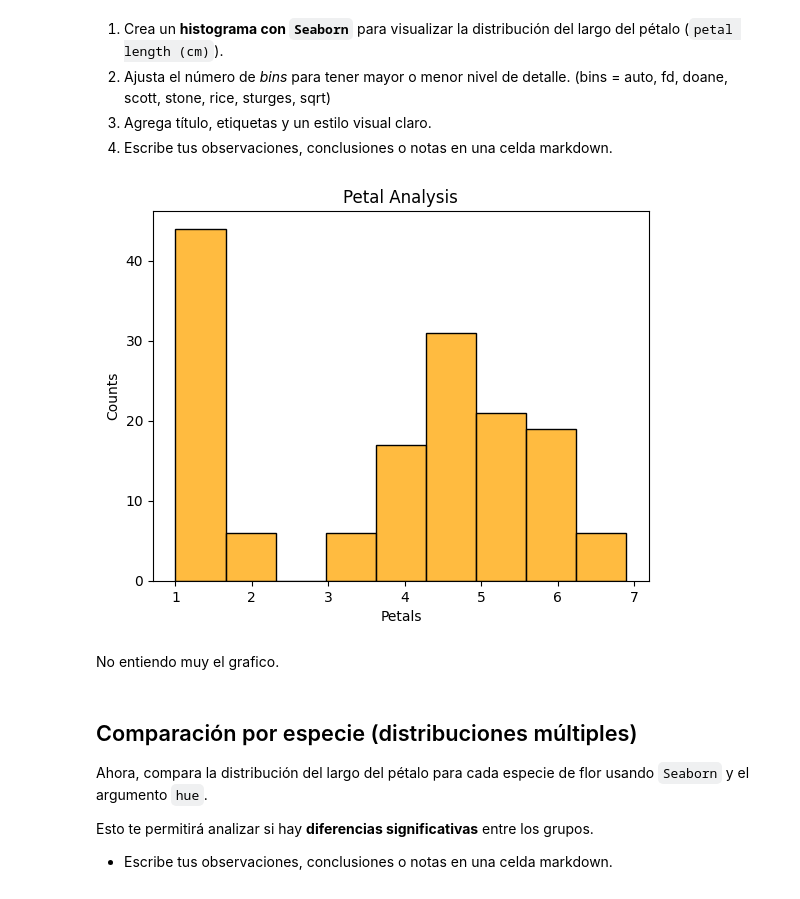
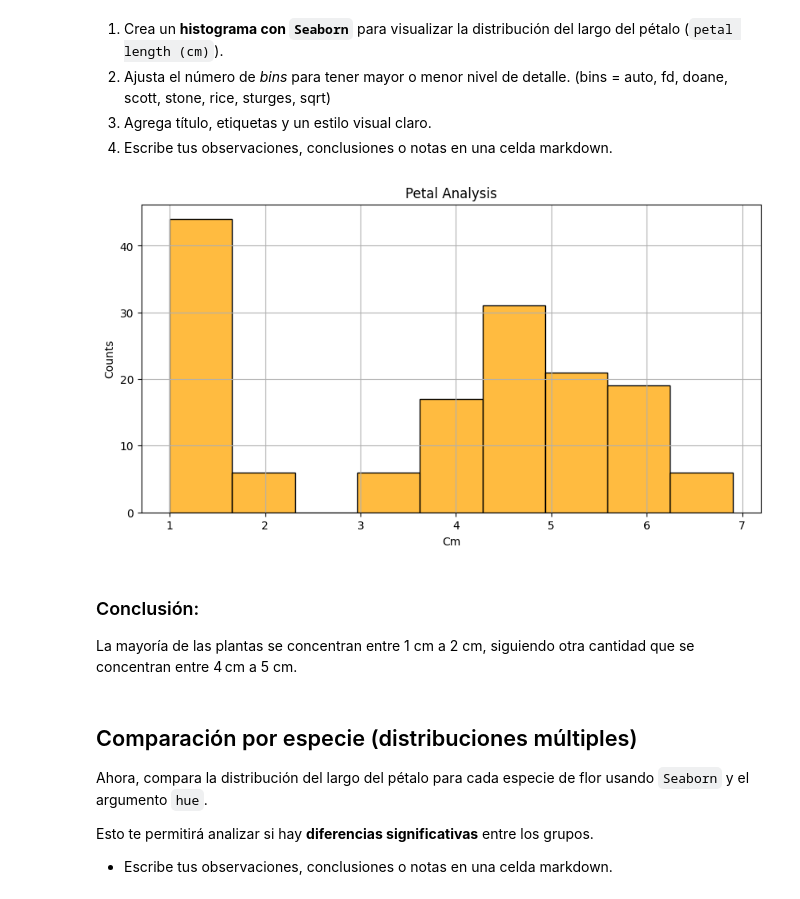
Before and after one commit to 4GeeksAcademy/Antonio27M-proyectodevisualizacion, a Jupyter notebook: notebook/03-project-visualization.ipynb, the cells around one changed output. Drawn from its saved outputs; the diff is of its cells as text; code cells hidden in the pictures.

```diff
--- a/notebook/03-project-visualization.ipynb
+++ b/notebook/03-project-visualization.ipynb
@@ -260,16 +263,19 @@ df_iris.head()
 3. Agrega título, etiquetas y un estilo visual claro.
 4. Escribe tus observaciones, conclusiones o notas en una celda markdown.
 # %%
-plt.Figure(figsize = (10, 5))
-sns.histplot(df_iris['petal length (cm)'], bins = 'auto', color = 'orange')
+plt.figure(figsize= (10, 5))
+sns.histplot(df_iris['petal length (cm)'], bins= 'auto', color= 'orange')
 plt.title('Petal Analysis')
-plt.xlabel('Petals')
+plt.xlabel('Cm')
 plt.ylabel('Counts')
+plt.grid(True)
 plt.show()
 # %% [output]
-[figure, old version]
+[figure, new version]
 # %% [markdown]
-No entiendo muy el grafico.
+### Conclusión:
+
+La mayoría de las plantas se concentran entre 1 cm a 2 cm, siguiendo otra cantidad que se concentran entre 4 cm a 5 cm.
 # %% [markdown]
 ## Comparación por especie (distribuciones múltiples)
 
```
Also changed, not shown: parts of 14 cells of this notebook.
